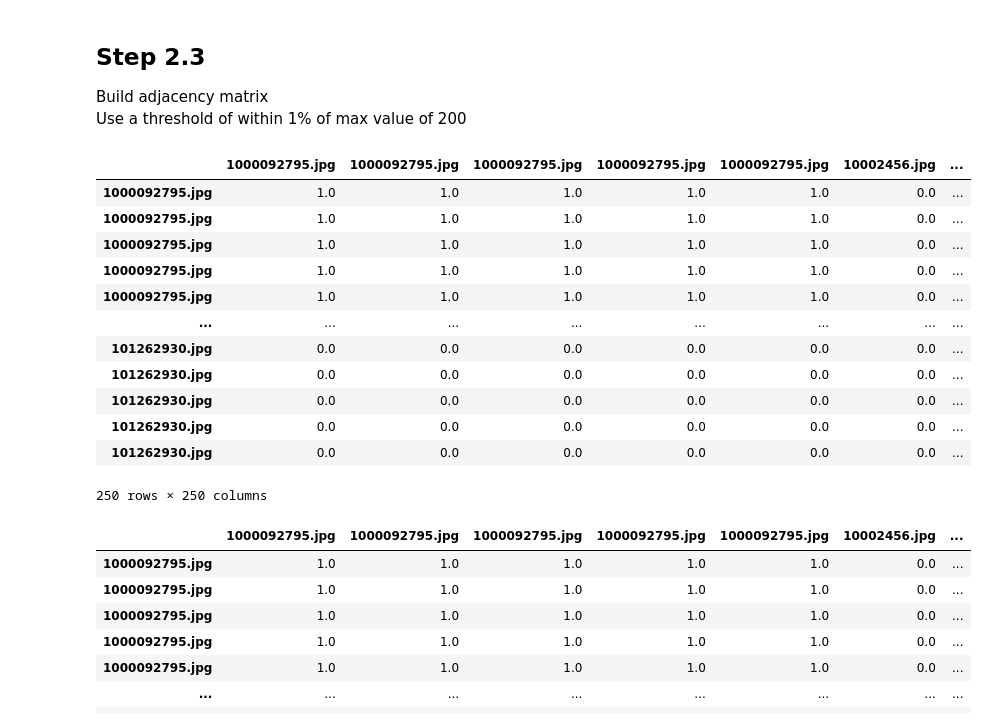
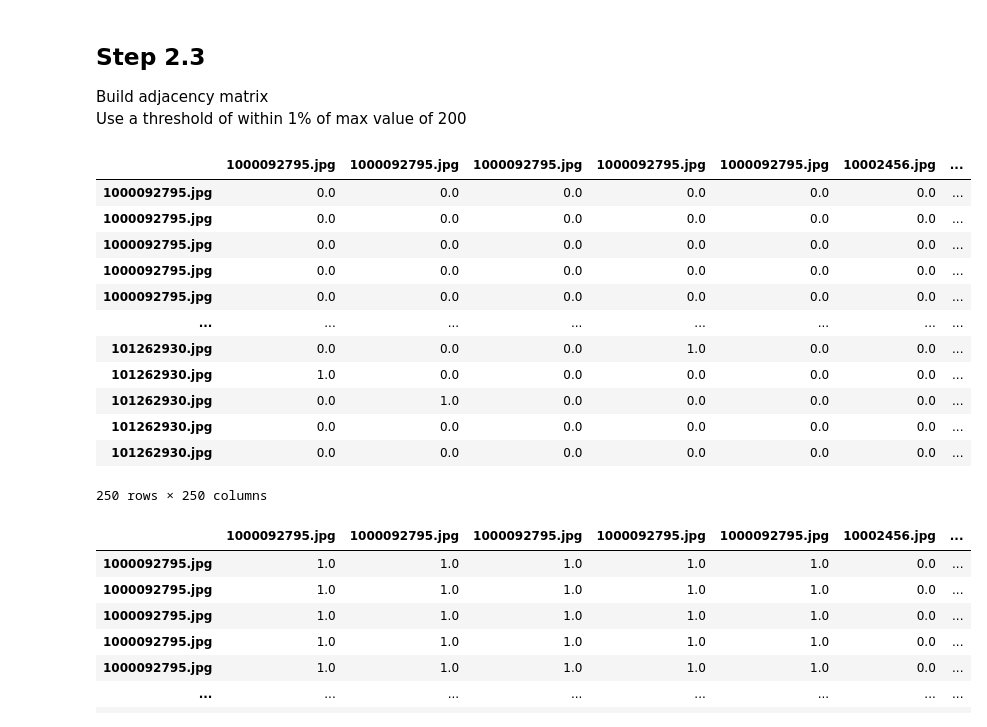
Before and after one commit to blake2703/image-text-retrieval, a Jupyter notebook: Unsupervised entity alignment for text-image retrieval.ipynb, the cells around one changed output. Saved outputs shown, nothing was run; the diff lists cells and outputs as text; code cells hidden in the pictures.

```diff
--- a/Unsupervised entity alignment for text-image retrieval.ipynb
+++ b/Unsupervised entity alignment for text-image retrieval.ipynb
@@ -411,0 +421,5 @@ graph_x.sample(2)
+# %%
+
+graph_x_random = graph_x.sample(frac=1)
+graph_x_random = graph_x_random.sample(frac=1, axis=1)
+graph_x_random
@@ -466,24 +494,24 @@ Build adjacency matrix
 <br>
 Use a threshold of within 1% of max value of 200
 # %%
-A1 = pd.DataFrame(np.zeros((len(graph_x), len(graph_y))), index=graph_x.index, columns=graph_y.index)
+A1 = pd.DataFrame(np.zeros((len(graph_x_random), len(graph_y))), index=graph_x.index, columns=graph_y.index)
 
-for x_index, x_row in enumerate(graph_x.iterrows()):
+for x_index, x_row in enumerate(graph_x_random.iterrows()):
     largest_indices = np.argsort(x_row[1])[-5:]
     A1.iloc[x_index, largest_indices] = 1
 A1
 # %% [output]
 |  | 1000092795.jpg | 1000092795.jpg | 1000092795.jpg | 1000092795.jpg | 1000092795.jpg | 10002456.jpg | ... |
-| 1000092795.jpg | 1.0 | 1.0 | 1.0 | 1.0 | 1.0 | 0.0 | ... |
-| 1000092795.jpg | 1.0 | 1.0 | 1.0 | 1.0 | 1.0 | 0.0 | ... |
-| 1000092795.jpg | 1.0 | 1.0 | 1.0 | 1.0 | 1.0 | 0.0 | ... |
-| 1000092795.jpg | 1.0 | 1.0 | 1.0 | 1.0 | 1.0 | 0.0 | ... |
-| 1000092795.jpg | 1.0 | 1.0 | 1.0 | 1.0 | 1.0 | 0.0 | ... |
+| 1000092795.jpg | 0.0 | 0.0 | 0.0 | 0.0 | 0.0 | 0.0 | ... |
+| 1000092795.jpg | 0.0 | 0.0 | 0.0 | 0.0 | 0.0 | 0.0 | ... |
+| 1000092795.jpg | 0.0 | 0.0 | 0.0 | 0.0 | 0.0 | 0.0 | ... |
+| 1000092795.jpg | 0.0 | 0.0 | 0.0 | 0.0 | 0.0 | 0.0 | ... |
+| 1000092795.jpg | 0.0 | 0.0 | 0.0 | 0.0 | 0.0 | 0.0 | ... |
 | ... | ... | ... | ... | ... | ... | ... | ... |
+| 101262930.jpg | 0.0 | 0.0 | 0.0 | 1.0 | 0.0 | 0.0 | ... |
+| 101262930.jpg | 1.0 | 0.0 | 0.0 | 0.0 | 0.0 | 0.0 | ... |
+| 101262930.jpg | 0.0 | 1.0 | 0.0 | 0.0 | 0.0 | 0.0 | ... |
 | 101262930.jpg | 0.0 | 0.0 | 0.0 | 0.0 | 0.0 | 0.0 | ... |
 | 101262930.jpg | 0.0 | 0.0 | 0.0 | 0.0 | 0.0 | 0.0 | ... |
-| 101262930.jpg | 0.0 | 0.0 | 0.0 | 0.0 | 0.0 | 0.0 | ... |
-| 101262930.jpg | 0.0 | 0.0 | 0.0 | 0.0 | 0.0 | 0.0 | ... |
-| 101262930.jpg | 0.0 | 0.0 | 0.0 | 0.0 | 0.0 | 0.0 | ... |
 250 rows × 250 columns
 # %%
```
Also changed, not shown: parts of 15 cells of this notebook.
